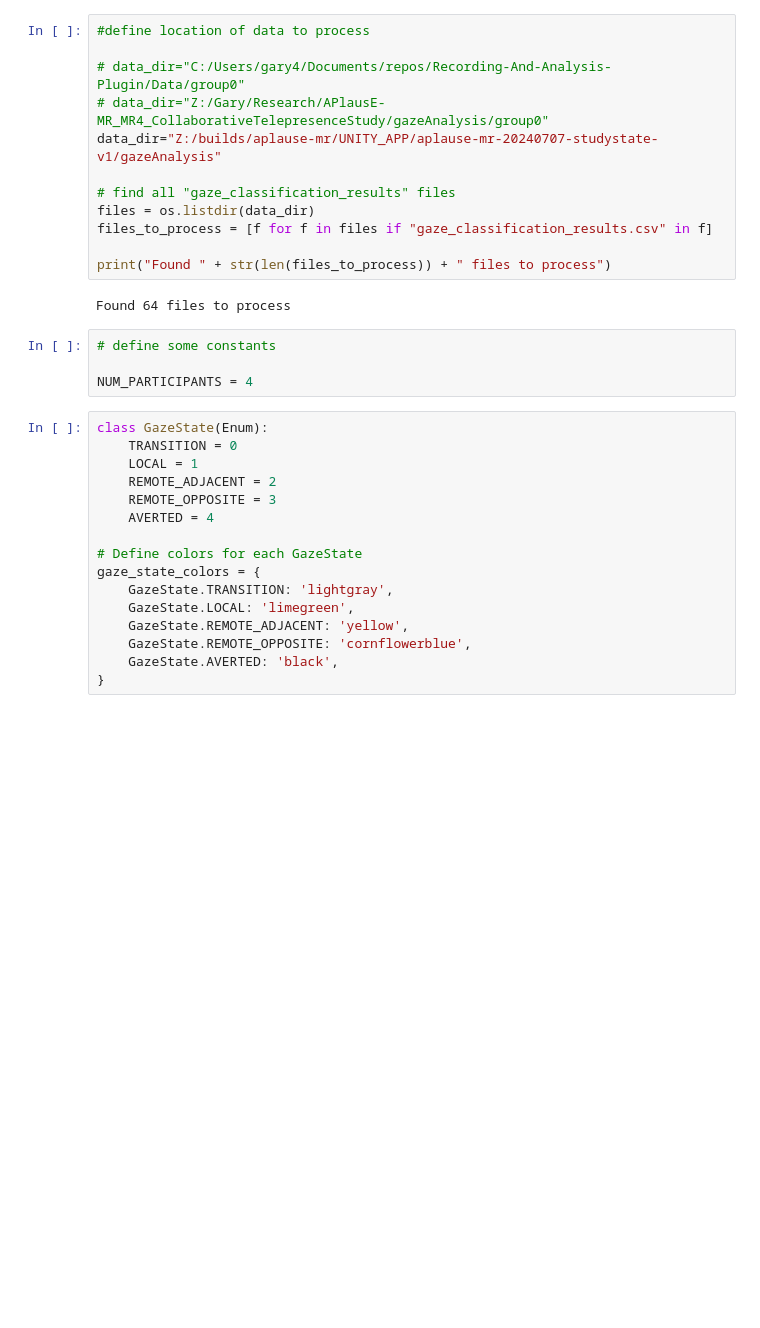
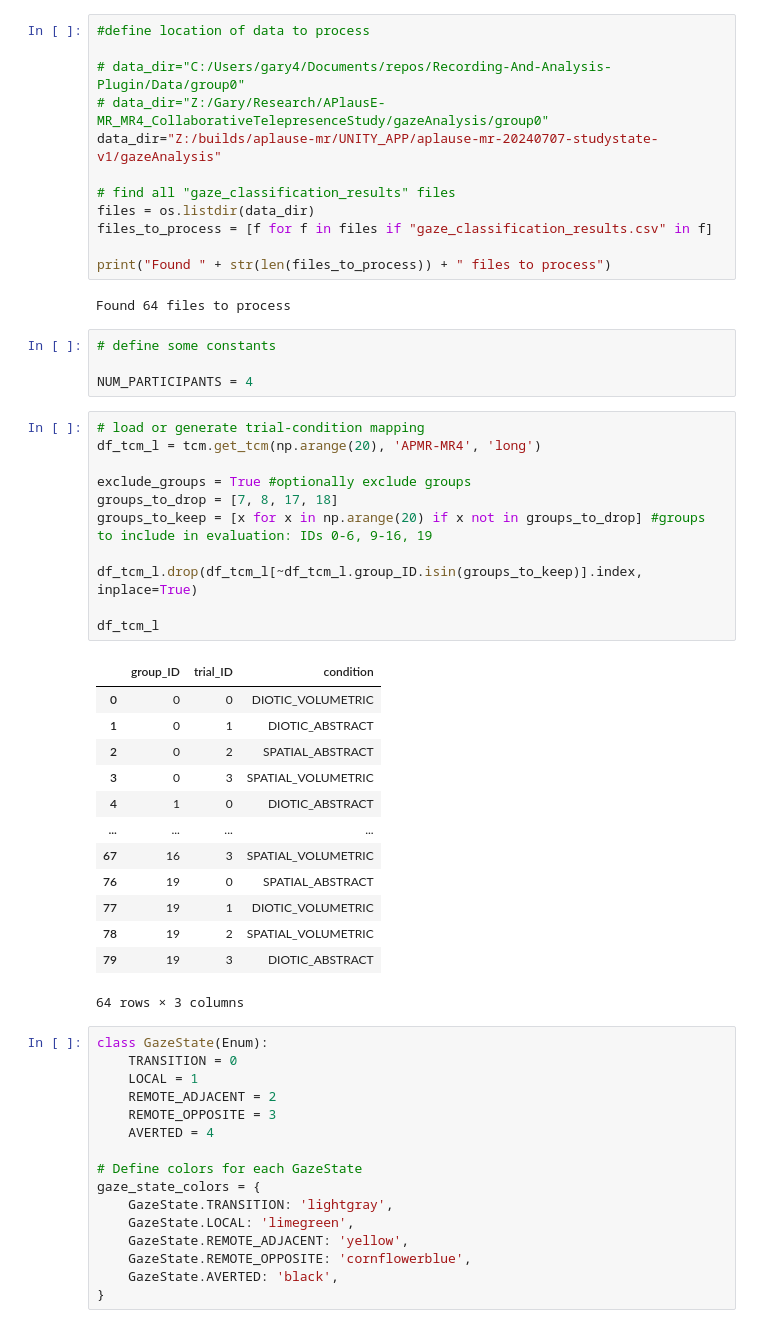
Before and after one commit to gary444/Recording-And-Analysis-Plugin, a Jupyter notebook: Python/GazeStateAnalysis.ipynb, the cells around one changed output. Cells and saved outputs as stored; diff of their text form; blank space fills up the shorter version.

```diff
--- a/Python/GazeStateAnalysis.ipynb
+++ b/Python/GazeStateAnalysis.ipynb
@@ -43,6 +46,31 @@ Found 64 files to process
 # define some constants
 
 NUM_PARTICIPANTS = 4
+# %%
+# load or generate trial-condition mapping
+df_tcm_l = tcm.get_tcm(np.arange(20), 'APMR-MR4', 'long')
+
+exclude_groups = True #optionally exclude groups
+groups_to_drop = [7, 8, 17, 18]
+groups_to_keep = [x for x in np.arange(20) if x not in groups_to_drop] #groups to include in evaluation: IDs 0-6, 9-16, 19
+
+df_tcm_l.drop(df_tcm_l[~df_tcm_l.group_ID.isin(groups_to_keep)].index, inplace=True)
+
+df_tcm_l
+# %% [output]
+|  | group_ID | trial_ID | condition |
+| 0 | 0 | 0 | DIOTIC_VOLUMETRIC |
+| 1 | 0 | 1 | DIOTIC_ABSTRACT |
+| 2 | 0 | 2 | SPATIAL_ABSTRACT |
+| 3 | 0 | 3 | SPATIAL_VOLUMETRIC |
+| 4 | 1 | 0 | DIOTIC_ABSTRACT |
+| ... | ... | ... | ... |
+| 67 | 16 | 3 | SPATIAL_VOLUMETRIC |
+| 76 | 19 | 0 | SPATIAL_ABSTRACT |
+| 77 | 19 | 1 | DIOTIC_VOLUMETRIC |
+| 78 | 19 | 2 | SPATIAL_VOLUMETRIC |
+| 79 | 19 | 3 | DIOTIC_ABSTRACT |
+64 rows × 3 columns
 # %%
 class GazeState(Enum):
     TRANSITION = 0
```
Also changed, not shown: parts of 7 cells of this notebook, 3 other files.
